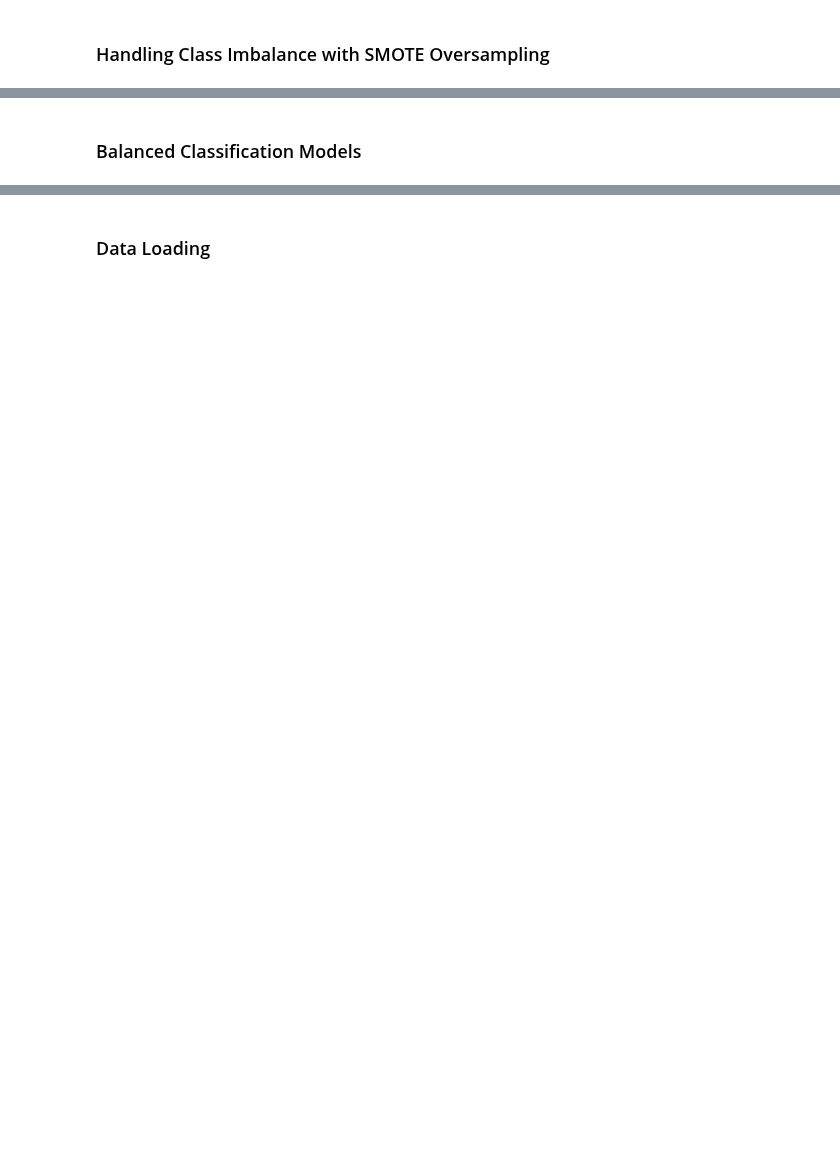
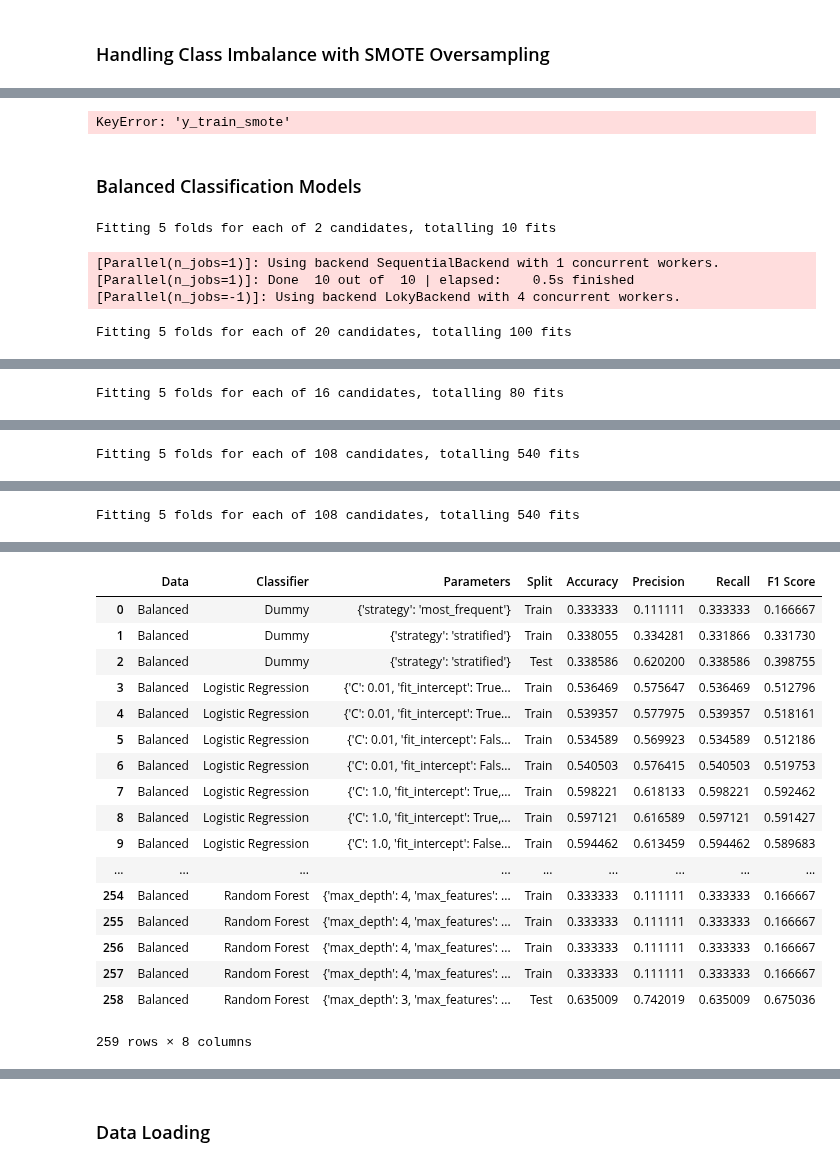
Before and after one commit to acdick/endangered_species_classification, a Jupyter notebook: Source/04_Classification_Modeling.ipynb, the cells around one changed output, grey strips where cells are left out. Saved outputs shown, nothing was run; the diff lists cells and outputs as text; code cells hidden in the pictures; blank space fills up the shorter version.

Commit message:
updated classification modeling functions

```diff
--- a/Source/04_Classification_Modeling.ipynb
+++ b/Source/04_Classification_Modeling.ipynb
@@ -131,12 +205,0 @@ classifiers.append({'Model': 'Random Forest',
-# %%
-classifiers, metrics = clf.classify(classifiers, X_train, X_test, y_train, y_test)
-
-baseline = pd.DataFrame(metrics, columns=['Model',
-                                          'Split',
-                                          'Accuracy',
-                                          'Precision',
-                                          'Recall',
-                                          'F1 Score'])
-baseline['Configuration'] = 'Baseline'
-models = baseline.copy()
-models
@@ -168,28 +227,31 @@ species['Federal Listing Status'].unique()
 smote = SMOTE(ratio=sample_ratio)
 X_train_smote, y_train_smote = smote.fit_sample(X_train, y_train)
 
-# federal listing status
-print(len(y_train_smote))
-print('Endangered: ' + str((y_train_smote == 'Endangered').sum() / len(y_train_smote)))
-print('Not Listed: ' + str((y_train_smote == 'Not Listed').sum() / len(y_train_smote)))
-print('Threatened: ' + str((y_train_smote == 'Threatened').sum() / len(y_train_smote)))
+# balanced data set statistics
+smote_sets = pd.DataFrame({'Train':        y_train_smote.value_counts(),
+                           'Test':         y_test.value_counts(),
+                           'Train Normal': y_train_smote.value_counts() / y_train_smote.count(),
+                           'Test Normal':  y_test.value_counts()  / y_test.count()})
+
+smote_sets.loc['Total'] = smote_sets.sum().astype(int)
+smote_sets
 
 # plot class imbalance
 fig, ax = plt.subplots(figsize=(10,6))
 sns.countplot(y_train_smote,
               order=y_train.value_counts().index,
               alpha=0.8)
+# %% [output]
+KeyError: 'y_train_smote'
 # %% [markdown]
 ### Balanced Classification Models
-# %%
-classifiers, metrics = clf.classify(classifiers, X_train_smote, X_test, y_train_smote, y_test)
-
-balanced = pd.DataFrame(metrics, columns=['Model',
-                                          'Split',
-                                          'Accuracy',
-                                          'Precision',
-                                          'Recall',
-                                          'F1 Score'])
-
-balanced['Configuration'] = 'Balanced'
-models = models.append(balanced, ignore_index=True)
+# %%
+# run balanced dataset
+balanced = clf.fit_predict_measure('Balanced', X_train_smote, X_test, y_train_smote, y_test, y_labels, classifiers)
+balanced
+# %% [output]
+Fitting 5 folds for each of 2 candidates, totalling 10 fits
+[Parallel(n_jobs=1)]: Using backend SequentialBackend with 1 concurrent workers.
+[Parallel(n_jobs=1)]: Done  10 out of  10 | elapsed:    0.5s finished
+[Parallel(n_jobs=-1)]: Using backend LokyBackend with 4 concurrent workers.
+Fitting 5 folds for each of 20 candidates, totalling 100 fits
@@ -195,0 +269 @@ models = models.append(balanced, ignore_index=True)
+Fitting 5 folds for each of 16 candidates, totalling 80 fits
@@ -195,0 +280 @@ models = models.append(balanced, ignore_index=True)
+Fitting 5 folds for each of 108 candidates, totalling 540 fits
@@ -195,0 +298 @@ models = models.append(balanced, ignore_index=True)
+Fitting 5 folds for each of 108 candidates, totalling 540 fits
@@ -196 +316,19 @@ models = models.append(balanced, ignore_index=True)
+|  | Data | Classifier | Parameters | Split | Accuracy | Precision | Recall | F1 Score |
+| 0 | Balanced | Dummy | {'strategy': 'most_frequent'} | Train | 0.333333 | 0.111111 | 0.333333 | 0.166667 |
+| 1 | Balanced | Dummy | {'strategy': 'stratified'} | Train | 0.338055 | 0.334281 | 0.331866 | 0.331730 |
+| 2 | Balanced | Dummy | {'strategy': 'stratified'} | Test | 0.338586 | 0.620200 | 0.338586 | 0.398755 |
+| 3 | Balanced | Logistic Regression | {'C': 0.01, 'fit_intercept': True... | Train | 0.536469 | 0.575647 | 0.536469 | 0.512796 |
+| 4 | Balanced | Logistic Regression | {'C': 0.01, 'fit_intercept': True... | Train | 0.539357 | 0.577975 | 0.539357 | 0.518161 |
+| 5 | Balanced | Logistic Regression | {'C': 0.01, 'fit_intercept': Fals... | Train | 0.534589 | 0.569923 | 0.534589 | 0.512186 |
+| 6 | Balanced | Logistic Regression | {'C': 0.01, 'fit_intercept': Fals... | Train | 0.540503 | 0.576415 | 0.540503 | 0.519753 |
+| 7 | Balanced | Logistic Regression | {'C': 1.0, 'fit_intercept': True,... | Train | 0.598221 | 0.618133 | 0.598221 | 0.592462 |
+| 8 | Balanced | Logistic Regression | {'C': 1.0, 'fit_intercept': True,... | Train | 0.597121 | 0.616589 | 0.597121 | 0.591427 |
+| 9 | Balanced | Logistic Regression | {'C': 1.0, 'fit_intercept': False... | Train | 0.594462 | 0.613459 | 0.594462 | 0.589683 |
+| ... | ... | ... | ... | ... | ... | ... | ... | ... |
+| 254 | Balanced | Random Forest | {'max_depth': 4, 'max_features': ... | Train | 0.333333 | 0.111111 | 0.333333 | 0.166667 |
+| 255 | Balanced | Random Forest | {'max_depth': 4, 'max_features': ... | Train | 0.333333 | 0.111111 | 0.333333 | 0.166667 |
+| 256 | Balanced | Random Forest | {'max_depth': 4, 'max_features': ... | Train | 0.333333 | 0.111111 | 0.333333 | 0.166667 |
+| 257 | Balanced | Random Forest | {'max_depth': 4, 'max_features': ... | Train | 0.333333 | 0.111111 | 0.333333 | 0.166667 |
+| 258 | Balanced | Random Forest | {'max_depth': 3, 'max_features': ... | Test | 0.635009 | 0.742019 | 0.635009 | 0.675036 |
+259 rows × 8 columns
 # %%
```
Also changed, not shown: parts of 27 cells of this notebook, 5 other files.
